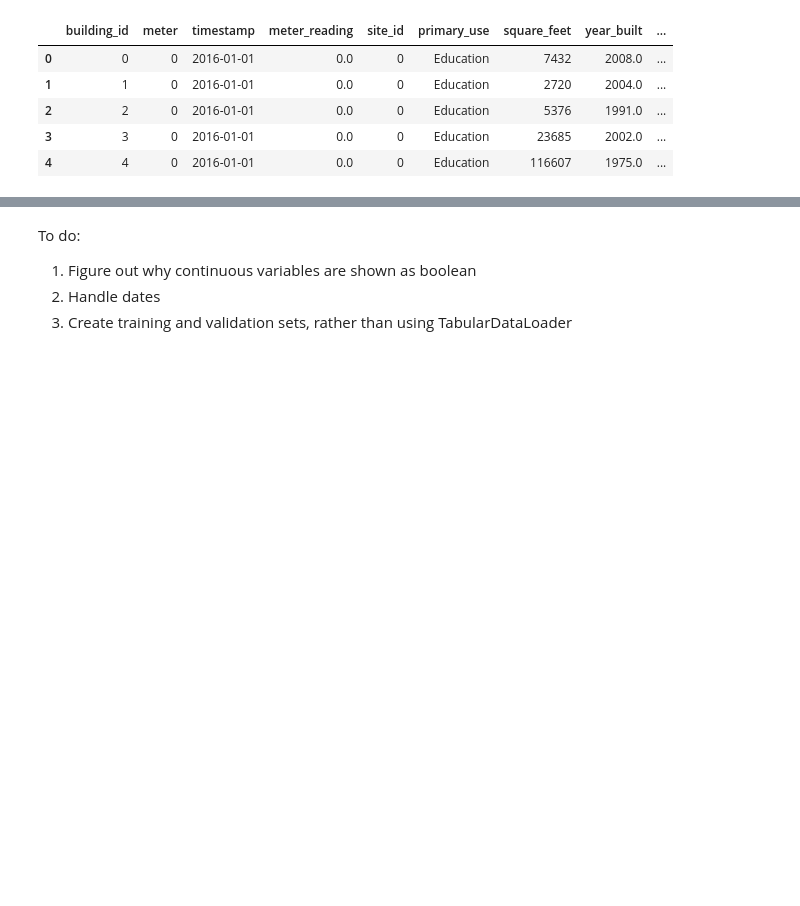
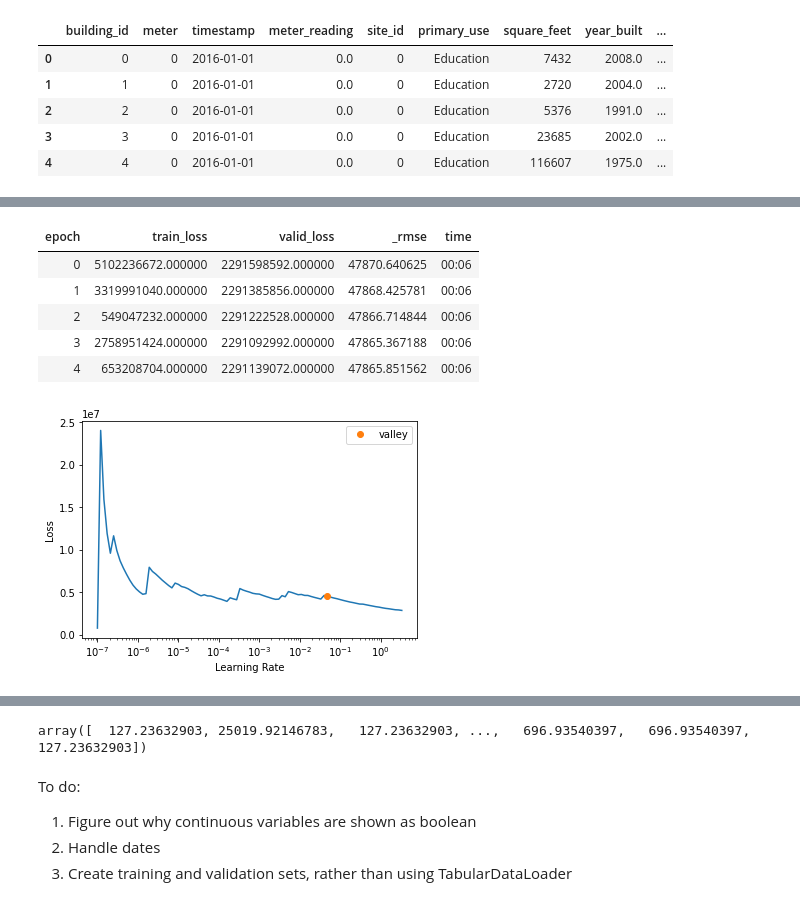
Before and after one commit to fastai-energetic-engineering/ashrae, a Jupyter notebook: ASHRAE_energy_fastai.ipynb, the cells around one changed output, grey strips where cells are left out. Saved outputs shown, nothing was run; the diff lists cells and outputs as text; code cells hidden in the pictures; blank space fills up the shorter version.

Commit message:
Trying a bunch of things, including an IndexSplitter, and subsets of the data.

```diff
--- a/ASHRAE_energy_fastai.ipynb
+++ b/ASHRAE_energy_fastai.ipynb
@@ -176,0 +159,12 @@ learn.fit_one_cycle(10)
+# %%
+# Use an IndexSplitter and load using TabularPandas then to a dataloader
+
+t = train[['meter_reading','meter','air_temperature']][0:64*1000]
+splits=IndexSplitter(range(50*1000,64*1000))(range_of(t))
+splits
+to = TabularPandas(t, procs=[Categorify, FillMissing ],#,Normalize],
+                   cat_names = ['meter'],
+                   cont_names = ['air_temperature'],
+                   y_names='meter_reading',
+                   splits=splits)
+dls = to.dataloaders(bs=64)
@@ -176,0 +185,9 @@ learn.fit_one_cycle(10)
+# %%
+# Exploring learning rates
+
+learn = tabular_learner(dls, metrics=rmse)
+learn.summary()
+# Exploring the learning rates
+learn.lr_find(stop_div=False)
+learn.fit_one_cycle(5)
+# %% [output]
@@ -177,3 +196,10 @@ learn.fit_one_cycle(10)
+| epoch | train_loss | valid_loss | _rmse | time |
+| 0 | 5102236672.000000 | 2291598592.000000 | 47870.640625 | 00:06 |
+| 1 | 3319991040.000000 | 2291385856.000000 | 47868.425781 | 00:06 |
+| 2 | 549047232.000000 | 2291222528.000000 | 47866.714844 | 00:06 |
+| 3 | 2758951424.000000 | 2291092992.000000 | 47865.367188 | 00:06 |
+| 4 | 653208704.000000 | 2291139072.000000 | 47865.851562 | 00:06 |
+[figure, added]
 # %%
 learn.show_results()
 # %% [output]
@@ -188,6 +214,14 @@ learn.show_results()
 | 6 | 0.0 | 1.0 | 1.0 | 12.0 | 1.0 | 2.0 | 1.0 | ... |
 | 7 | 0.0 | 1.0 | 6.0 | 1.0 | 1.0 | 1.0 | 2.0 | ... |
 | 8 | 0.0 | 1.0 | 4.0 | 10.0 | 2.0 | 2.0 | 1.0 | ... |
+# %%
+from sklearn.tree import *
+xs,y = to.train.xs,to.train.y
+valid_xs,valid_y = to.valid.xs,to.valid.y
+m = DecisionTreeRegressor(max_leaf_nodes=4)
+m.fit(xs, y);
+# %% [output]
+array([  127.23632903, 25019.92146783,   127.23632903, ...,   696.93540397,   696.93540397,   127.23632903])
 # %% [markdown]
 To do:
 
```
Also changed, not shown: parts of 8 cells of this notebook.
